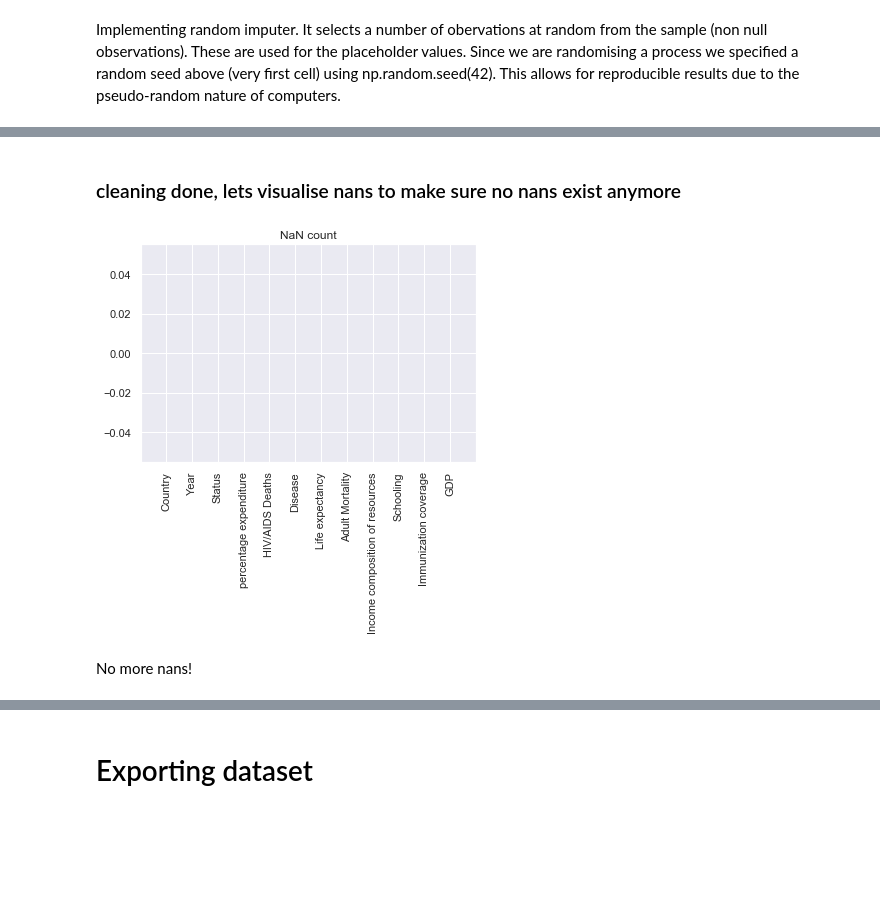
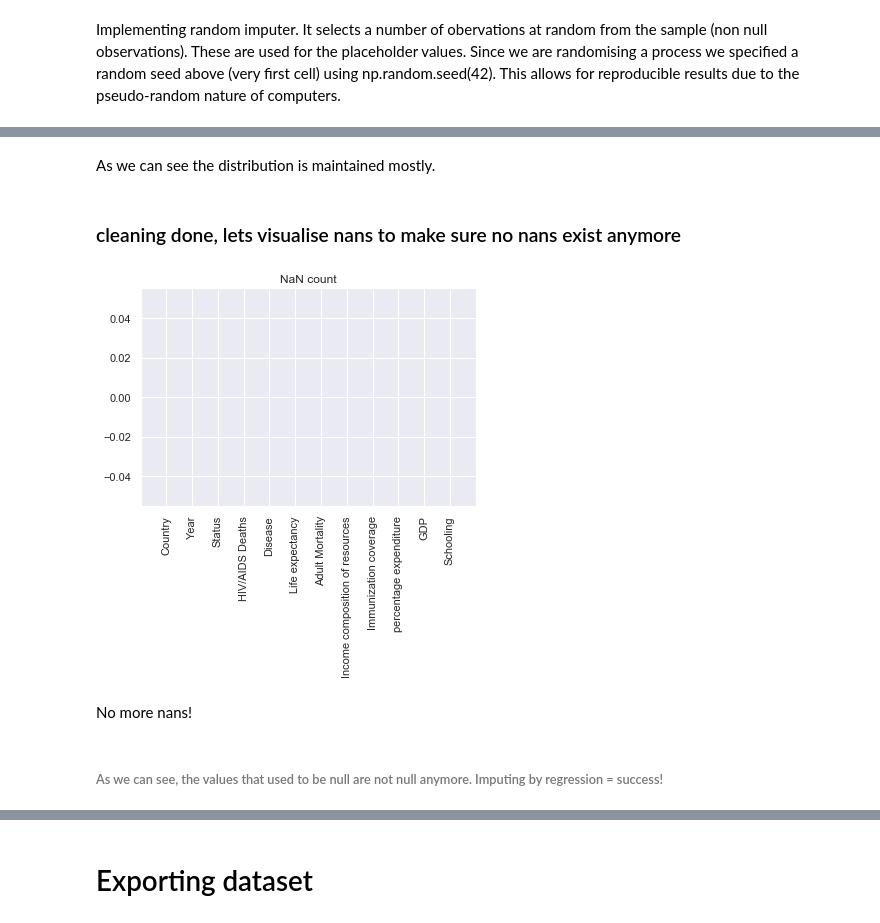
Before and after one commit to ZainabSultan/Demography-Analysis, a Jupyter notebook: Life expectancy cleaning.ipynb, the cells around one changed output, grey strips where cells are left out. Cells and saved outputs as stored; diff of their text form; code cells hidden in the pictures; blank space fills up the shorter version.

```diff
--- a/Life expectancy cleaning.ipynb
+++ b/Life expectancy cleaning.ipynb
@@ -1023,5 +370,0 @@ Strong correlation with percentage expenditure, this is to be expected because p
-# %%
-developed_dataframe_processed = preprocess_dataframe("Developed", ["percentage expenditure"], "GDP", "LG", True)
-original_dataframe = merge_dataframes(developed_dataframe_processed,life_expectancy_df_melted,["percentage expenditure_temp", "GDP_temp","GDP"], "GDP_imputed", "GDP", "Developing")
-life_expectancy_df_melted = original_dataframe
-life_expectancy_df_melted
@@ -1045,5 +370,0 @@ Number of nulls in feature now:  1152
-# %%
-developing_dataframe_processed = preprocess_dataframe("Developing",  ["percentage expenditure"], "GDP", "LG",  True)
-original_dataframe = merge_dataframes(developing_dataframe_processed,life_expectancy_df_melted, ["percentage expenditure_temp", "GDP_temp","GDP"], "GDP_imputed", "GDP", "Developed")
-life_expectancy_df_melted = original_dataframe
-life_expectancy_df_melted
@@ -1066,0 +447,12 @@ Number of nulls in feature now:  0
+# %%
+def get_model_features():
+    feature_to_use_for_imputing_dict={} #dictionary holds which features should be used to impute which features
+    feature_to_use_for_imputing_dict["Life expectancy"] = ["Schooling", "Adult Mortality", "Income composition of resources"]
+    feature_to_use_for_imputing_dict["Adult Mortality"] = ["Life expectancy"]
+    feature_to_use_for_imputing_dict["Income composition of resources"] = ["Life expectancy","Schooling"]
+    feature_to_use_for_imputing_dict["Immunization coverage"] = ["Life expectancy", "Schooling"]
+    feature_to_use_for_imputing_dict["percentage expenditure"] = ["GDP"]
+    feature_to_use_for_imputing_dict["GDP"] = ["percentage expenditure"]
+    feature_to_use_for_imputing_dict["Schooling"] = ["Life expectancy", "Income composition of resources"]
+
+    return feature_to_use_for_imputing_dict
@@ -1066,0 +504,5 @@ Number of nulls in feature now:  0
+# %%
+life_expectancy_df_melted_copy = life_expectancy_df_melted.copy(deep= True)
+
+clean_life_expectancy_df = clean_up_life_expectancy(life_expectancy_df_melted_copy)
+clean_life_expectancy_df
@@ -1067,8 +556,12 @@ Number of nulls in feature now:  0
+# %% [markdown]
+As we can see the distribution is maintained mostly.
 # %% [markdown]
 ### cleaning done, lets visualise nans to make sure no nans exist anymore
 # %%
-visualiseNaNCount(life_expectancy_df_melted)
+visualiseNaNCount(clean_life_expectancy_df)
 # %% [output]
-[figure, old version]
+[figure, new version]
 # %% [markdown]
 No more nans!
+# %% [markdown]
+###### As we can see, the values that used to be null are not null anymore. Imputing by regression = success!
```
Also changed, not shown: parts of 132 cells of this notebook, 2 other files.
